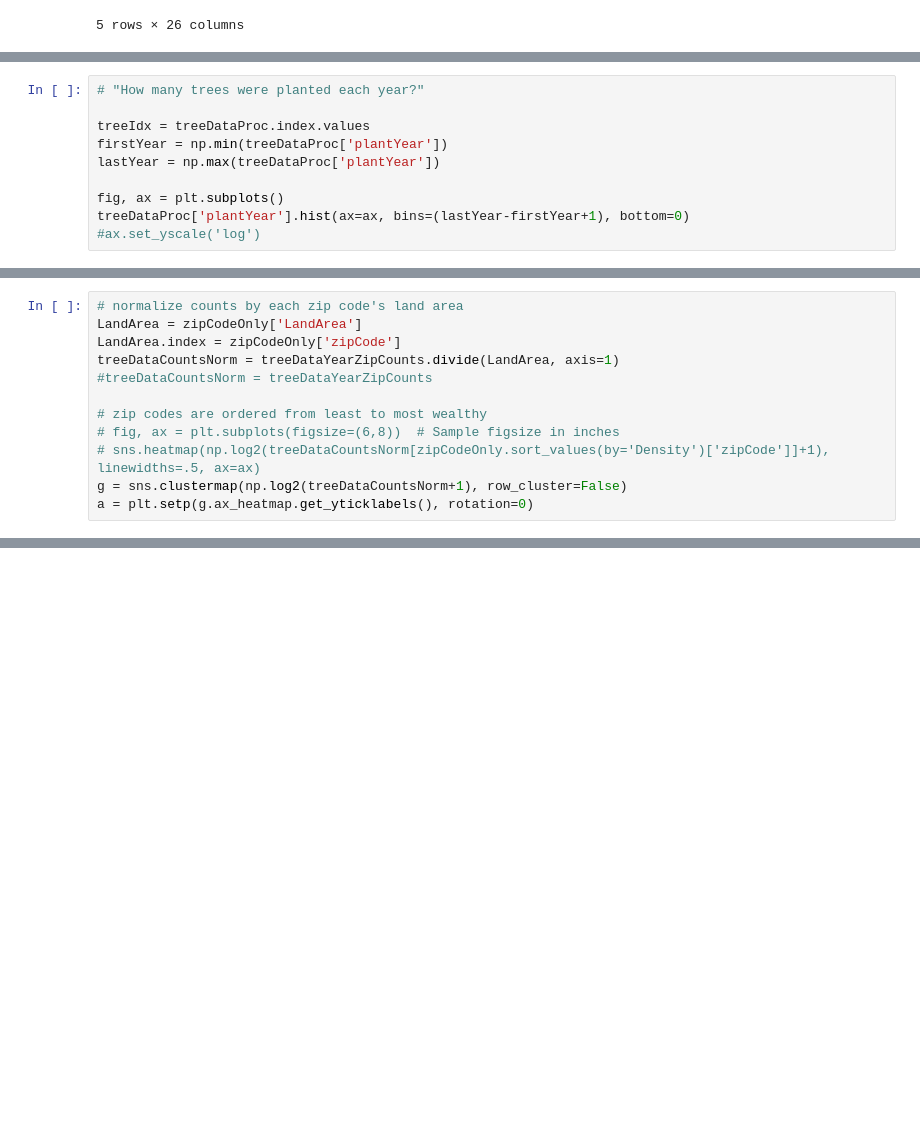
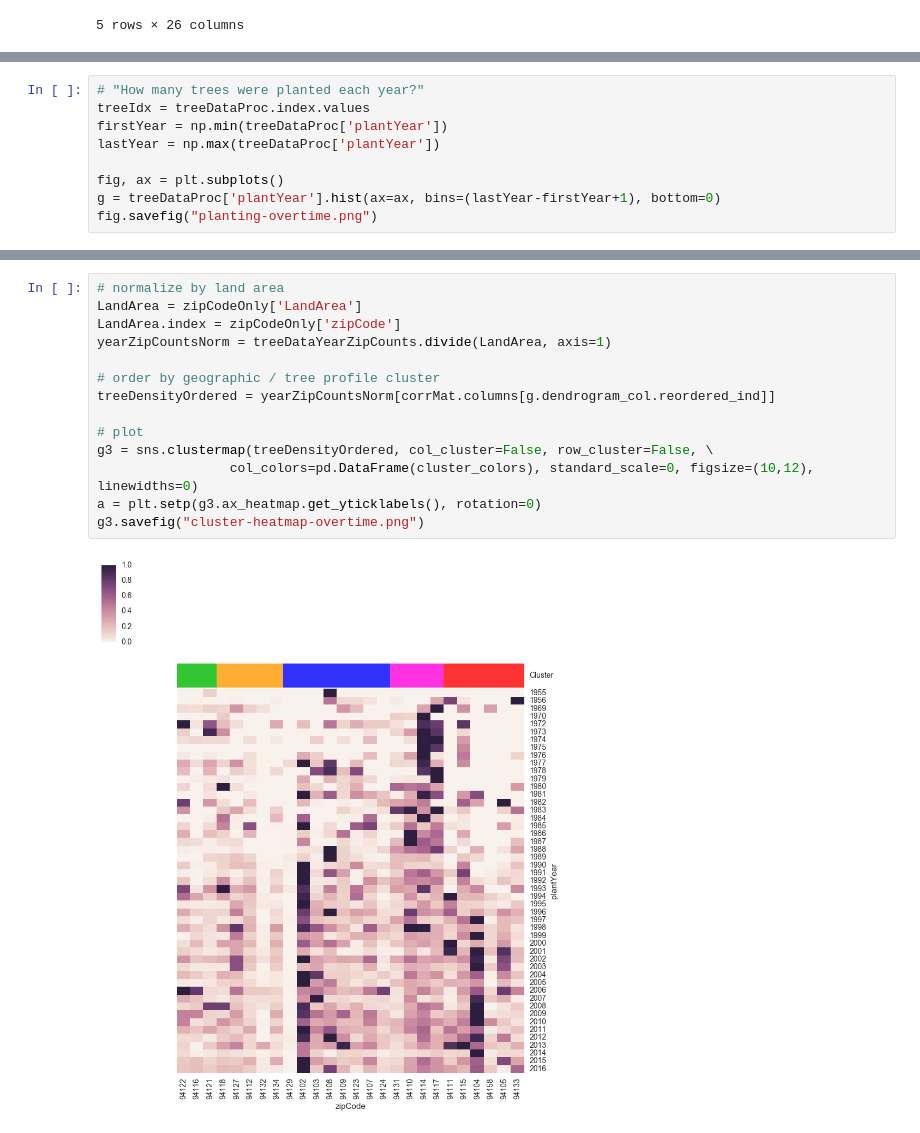
Before and after one commit to liviaz/liviaz.github.io, a Jupyter notebook: _site/files/TreeMapping.ipynb, the cells around one changed output, grey strips where cells are left out. Drawn from its saved outputs; the diff is of its cells as text; blank space fills up the shorter version.

```diff
--- a/_site/files/TreeMapping.ipynb
+++ b/_site/files/TreeMapping.ipynb
@@ -348,11 +403,10 @@ treeDataYearZipCounts[:5]
 # %%
 # "How many trees were planted each year?"
-
 treeIdx = treeDataProc.index.values
 firstYear = np.min(treeDataProc['plantYear'])
 lastYear = np.max(treeDataProc['plantYear'])
 
 fig, ax = plt.subplots()
-treeDataProc['plantYear'].hist(ax=ax, bins=(lastYear-firstYear+1), bottom=0)
-#ax.set_yscale('log')
+g = treeDataProc['plantYear'].hist(ax=ax, bins=(lastYear-firstYear+1), bottom=0)
+fig.savefig("planting-overtime.png")
 # %% [output]
@@ -360,13 +413 @@ treeDataProc['plantYear'].hist(ax=ax, bins=(lastYear-firstYear+1), bottom=0)
 [figure]
-# %%
-# normalize counts by each zip code's land area
-LandArea = zipCodeOnly['LandArea']
-LandArea.index = zipCodeOnly['zipCode']
-treeDataCountsNorm = treeDataYearZipCounts.divide(LandArea, axis=1)
-#treeDataCountsNorm = treeDataYearZipCounts
-
-# zip codes are ordered from least to most wealthy
-# fig, ax = plt.subplots(figsize=(6,8))  # Sample figsize in inches
-# sns.heatmap(np.log2(treeDataCountsNorm[zipCodeOnly.sort_values(by='Density')['zipCode']]+1), linewidths=.5, ax=ax)
-g = sns.clustermap(np.log2(treeDataCountsNorm+1), row_cluster=False)
-a = plt.setp(g.ax_heatmap.get_yticklabels(), rotation=0)
@@ -376,0 +418,16 @@ a = plt.setp(g.ax_heatmap.get_yticklabels(), rotation=0)
+# %%
+# normalize by land area
+LandArea = zipCodeOnly['LandArea']
+LandArea.index = zipCodeOnly['zipCode']
+yearZipCountsNorm = treeDataYearZipCounts.divide(LandArea, axis=1)
+
+# order by geographic / tree profile cluster
+treeDensityOrdered = yearZipCountsNorm[corrMat.columns[g.dendrogram_col.reordered_ind]]
+
+# plot
+g3 = sns.clustermap(treeDensityOrdered, col_cluster=False, row_cluster=False, \
+                 col_colors=pd.DataFrame(cluster_colors), standard_scale=0, figsize=(10,12), linewidths=0)
+a = plt.setp(g3.ax_heatmap.get_yticklabels(), rotation=0)
+g3.savefig("cluster-heatmap-overtime.png")
+# %% [output]
+[figure, added]
```
Also changed, not shown: parts of 14 cells of this notebook, 7 other files.
